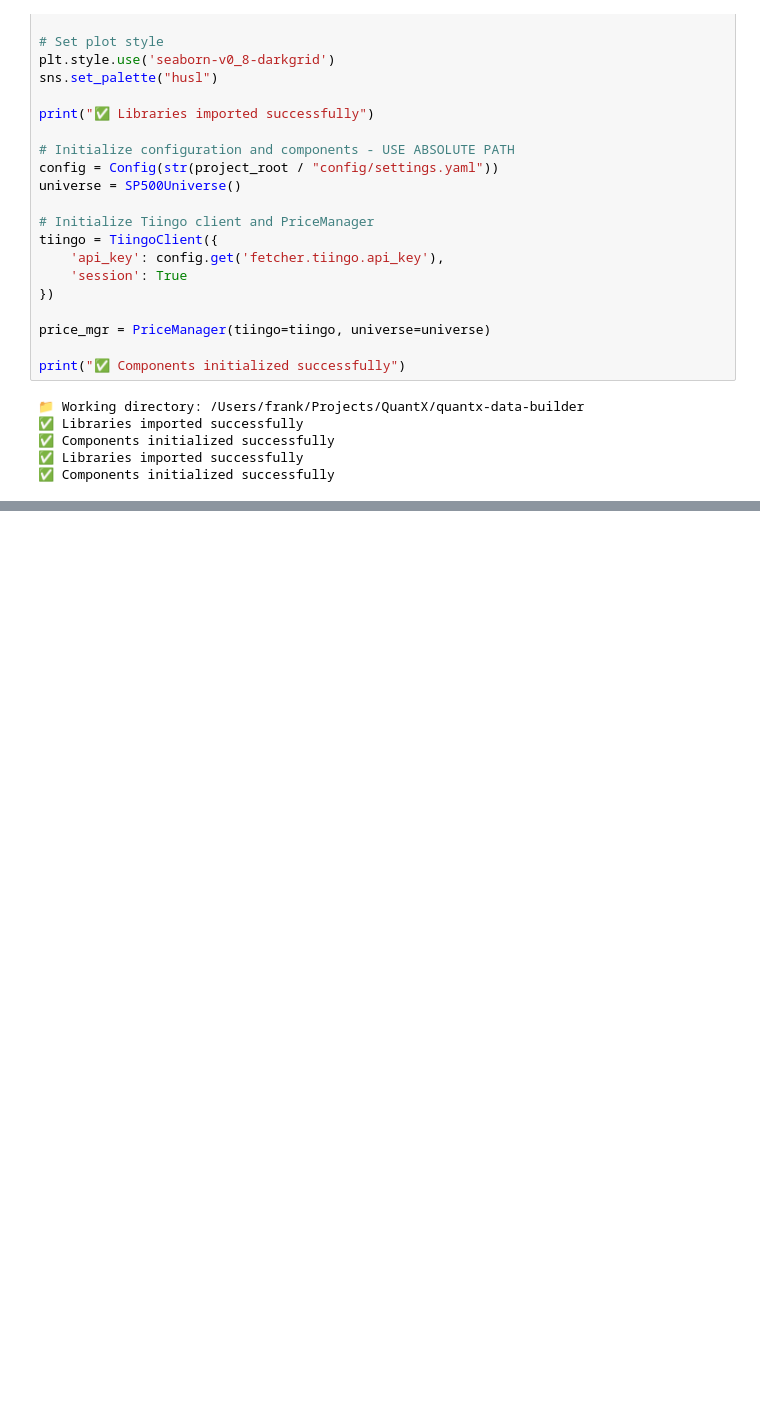
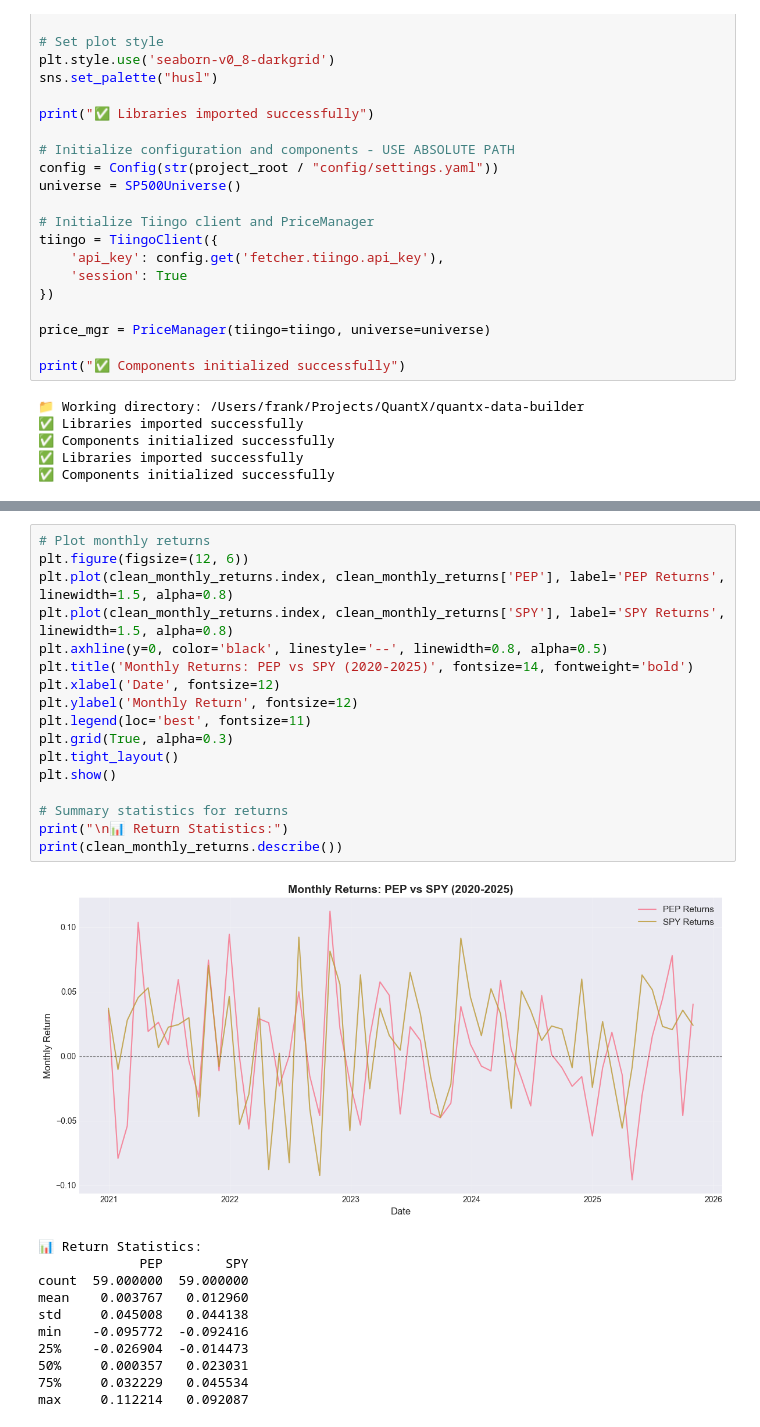
Before and after one commit to ycti-labs/quantx-data-builder, a Jupyter notebook: src/notebook/market_beta_pep.ipynb, the cells around one changed output, grey strips where cells are left out. Drawn from its saved outputs; the diff is of its cells as text; blank space fills up the shorter version.

```diff
--- a/src/notebook/market_beta_pep.ipynb
+++ b/src/notebook/market_beta_pep.ipynb
@@ -107,2 +129,31 @@ KeyError: "None of ['date'] are in the columns"
+# %%
+# Plot monthly returns
+plt.figure(figsize=(12, 6))
+plt.plot(clean_monthly_returns.index, clean_monthly_returns['PEP'], label='PEP Returns', linewidth=1.5, alpha=0.8)
+plt.plot(clean_monthly_returns.index, clean_monthly_returns['SPY'], label='SPY Returns', linewidth=1.5, alpha=0.8)
+plt.axhline(y=0, color='black', linestyle='--', linewidth=0.8, alpha=0.5)
+plt.title('Monthly Returns: PEP vs SPY (2020-2025)', fontsize=14, fontweight='bold')
+plt.xlabel('Date', fontsize=12)
+plt.ylabel('Monthly Return', fontsize=12)
+plt.legend(loc='best', fontsize=11)
+plt.grid(True, alpha=0.3)
+plt.tight_layout()
+plt.show()
+
+# Summary statistics for returns
+print("\n📊 Return Statistics:")
+print(clean_monthly_returns.describe())
+# %% [output]
+[figure, added]
+📊 Return Statistics:
+             PEP        SPY
+count  59.000000  59.000000
+mean    0.003767   0.012960
+std     0.045008   0.044138
+min    -0.095772  -0.092416
+25%    -0.026904  -0.014473
+50%     0.000357   0.023031
+75%     0.032229   0.045534
+max     0.112214   0.092087
 # %%
 import statsmodels.api as sm
```
Also changed, not shown: parts of 6 cells of this notebook, 2 other files.
